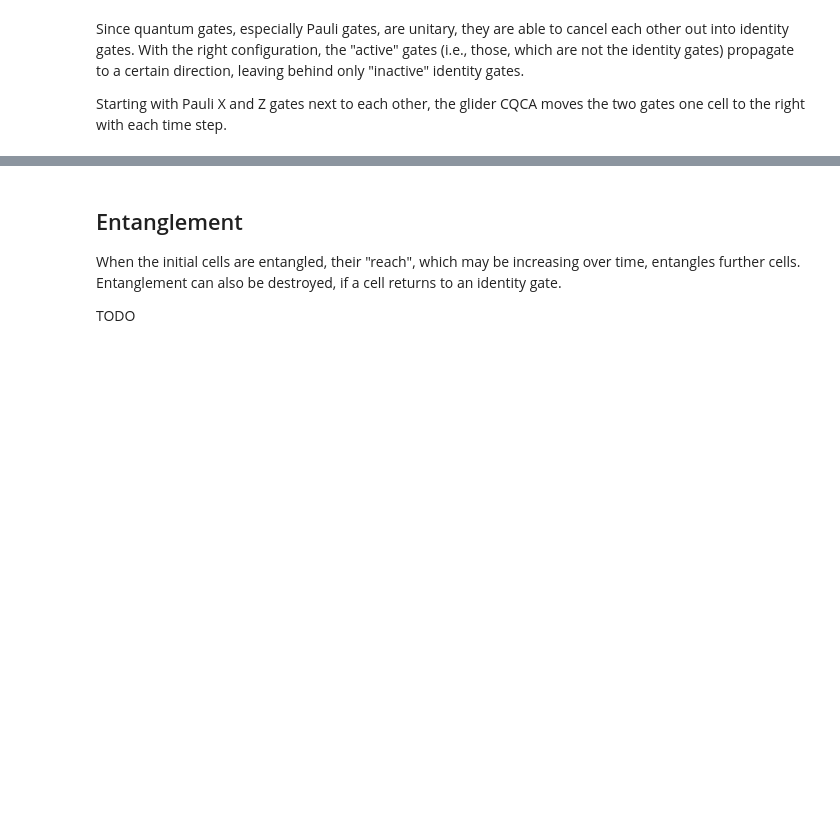
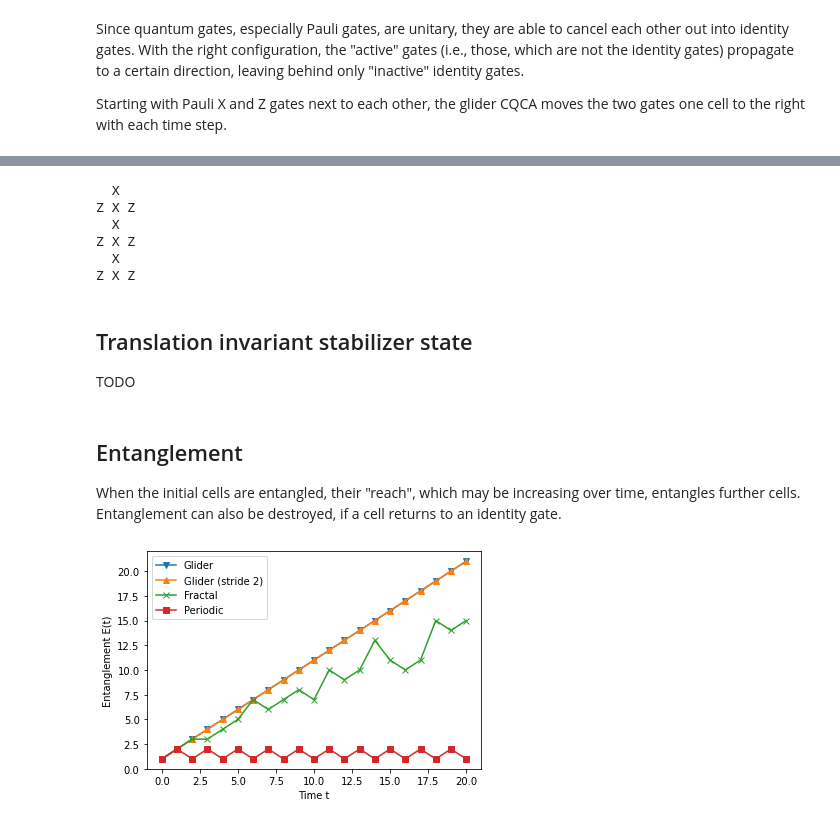
Before and after one commit to Sytchie/cqca, a Jupyter notebook: cqca.ipynb, the cells around one changed output, grey strips where cells are left out. Cells and saved outputs as stored; diff of their text form; code cells hidden in the pictures; blank space fills up the shorter version.

```diff
--- a/cqca.ipynb
+++ b/cqca.ipynb
@@ -154,6 +190,19 @@ With enough iterations (more than are feasible with the current visualization co
+# %%
+periodic = Automaton([[[0], []], [[-1, 1], [0]]])
+# %%
+plot_evolution(periodic, [PauliX()], 5)
+# %% [output]
+  X
+Z X Z
+  X
+Z X Z
+  X
+Z X Z
+# %% [markdown]
+## Translation invariant stabilizer state
+
+TODO
 # %% [markdown]
 ## Entanglement
 When the initial cells are entangled, their "reach", which may be increasing over time, entangles further cells.
 Entanglement can also be destroyed, if a cell returns to an identity gate.
-
-TODO
@@ -162,11 +209,11 @@ glider2 = Automaton([[[], [0]], [[0], [-2, 2]]])
 # %%
 alms = [
     (glider, "Glider", "v"),
-    (glider2, "Glider (stride 2)", "^"),
     (fractal, "Fractal", "x"),
-    #(periodical, "Periodical", "s")
+    (periodic, "Periodic", "s")
 ]
 init_config = [PauliY(), PauliX(), PauliY()]
-max_t = 20
 # %%
-plot_entanglement(alms, init_config, max_t)
+plot_entanglement(alms, init_config, 20)
+# %% [output]
+[figure, added]
```
Also changed, not shown: parts of 17 cells of this notebook, 5 other files.
